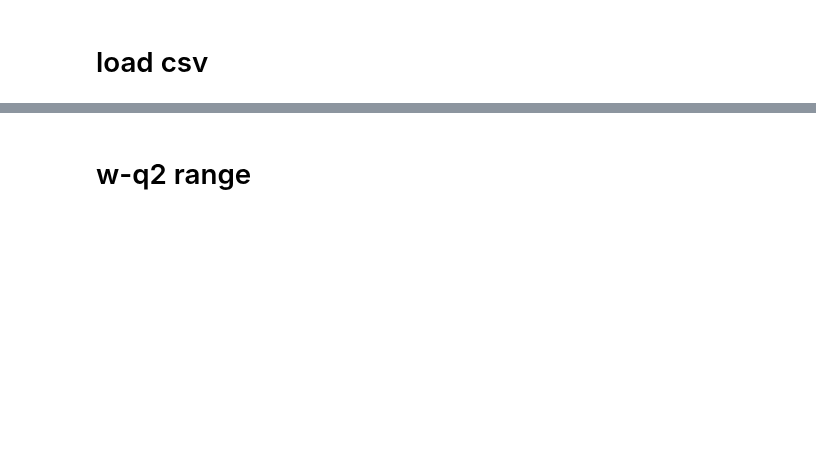
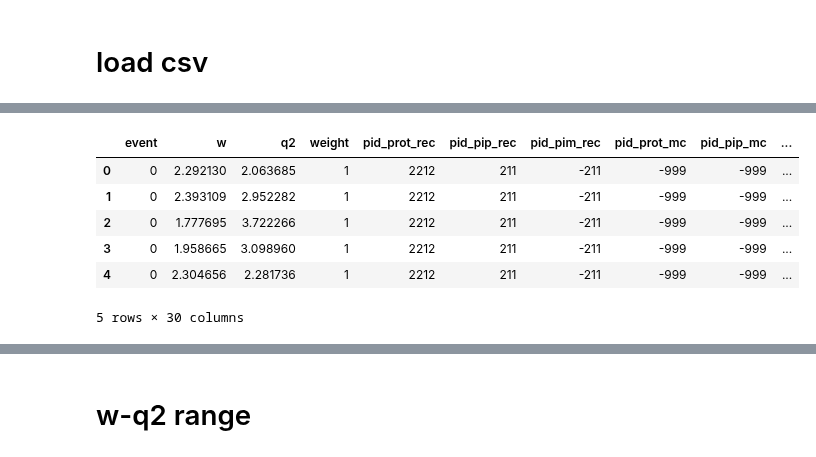
Before and after one commit to aosmond23/clas12, a Jupyter notebook: python/background_investigation_for_misID.ipynb, the cells around one changed output, grey strips where cells are left out. Saved outputs shown, nothing was run; the diff lists cells and outputs as text; code cells hidden in the pictures; blank space fills up the shorter version.

```diff
--- a/python/background_investigation_for_misID.ipynb
+++ b/python/background_investigation_for_misID.ipynb
@@ -386,0 +219,10 @@ csv_file.tail()
+# %%
+exp_csv.head()
+# %% [output]
+|  | event | w | q2 | weight | pid_prot_rec | pid_pip_rec | pid_pim_rec | pid_prot_mc | pid_pip_mc | ... |
+| 0 | 0 | 2.292130 | 2.063685 | 1 | 2212 | 211 | -211 | -999 | -999 | ... |
+| 1 | 0 | 2.393109 | 2.952282 | 1 | 2212 | 211 | -211 | -999 | -999 | ... |
+| 2 | 0 | 1.777695 | 3.722266 | 1 | 2212 | 211 | -211 | -999 | -999 | ... |
+| 3 | 0 | 1.958665 | 3.098960 | 1 | 2212 | 211 | -211 | -999 | -999 | ... |
+| 4 | 0 | 2.304656 | 2.281736 | 1 | 2212 | 211 | -211 | -999 | -999 | ... |
+5 rows × 30 columns
```
Also changed, not shown: parts of 32 cells of this notebook, 1 other file.
